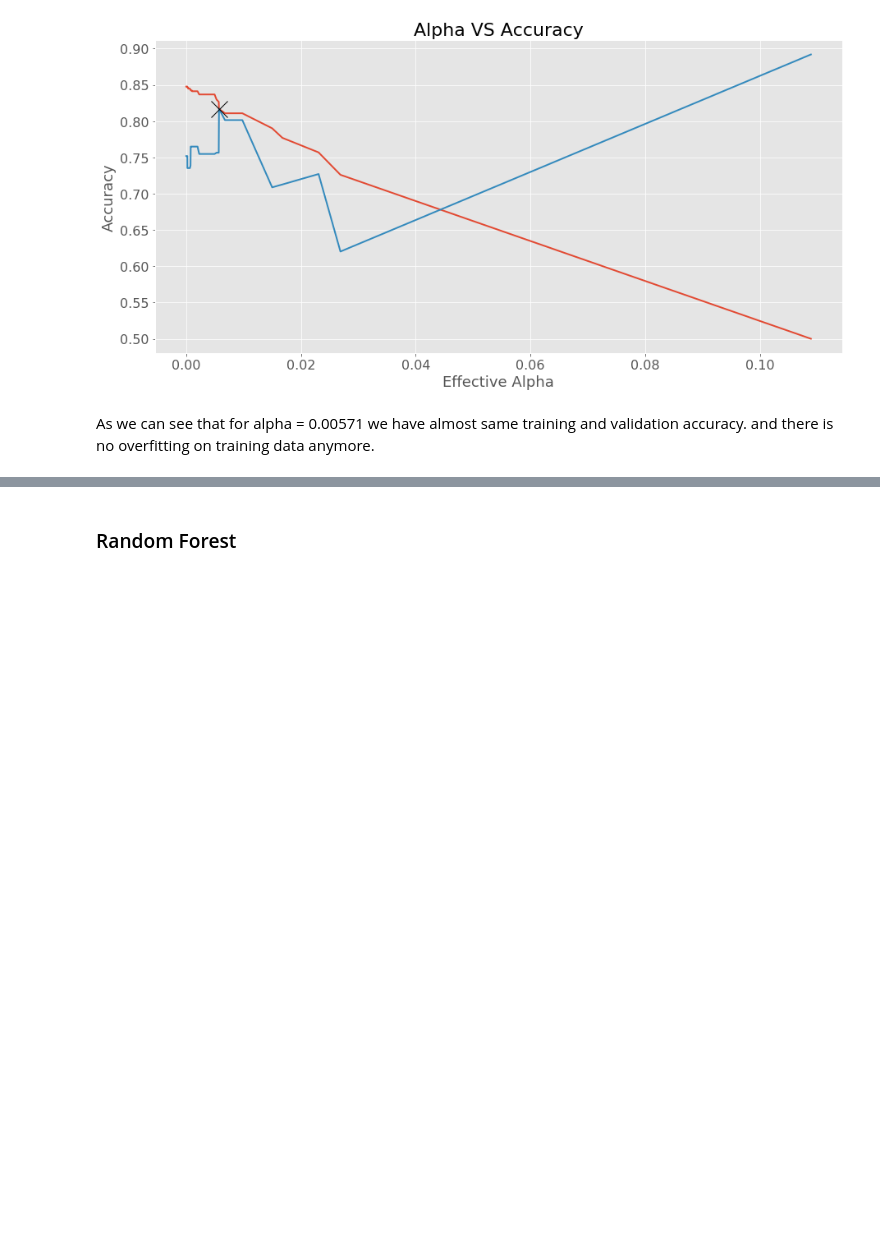
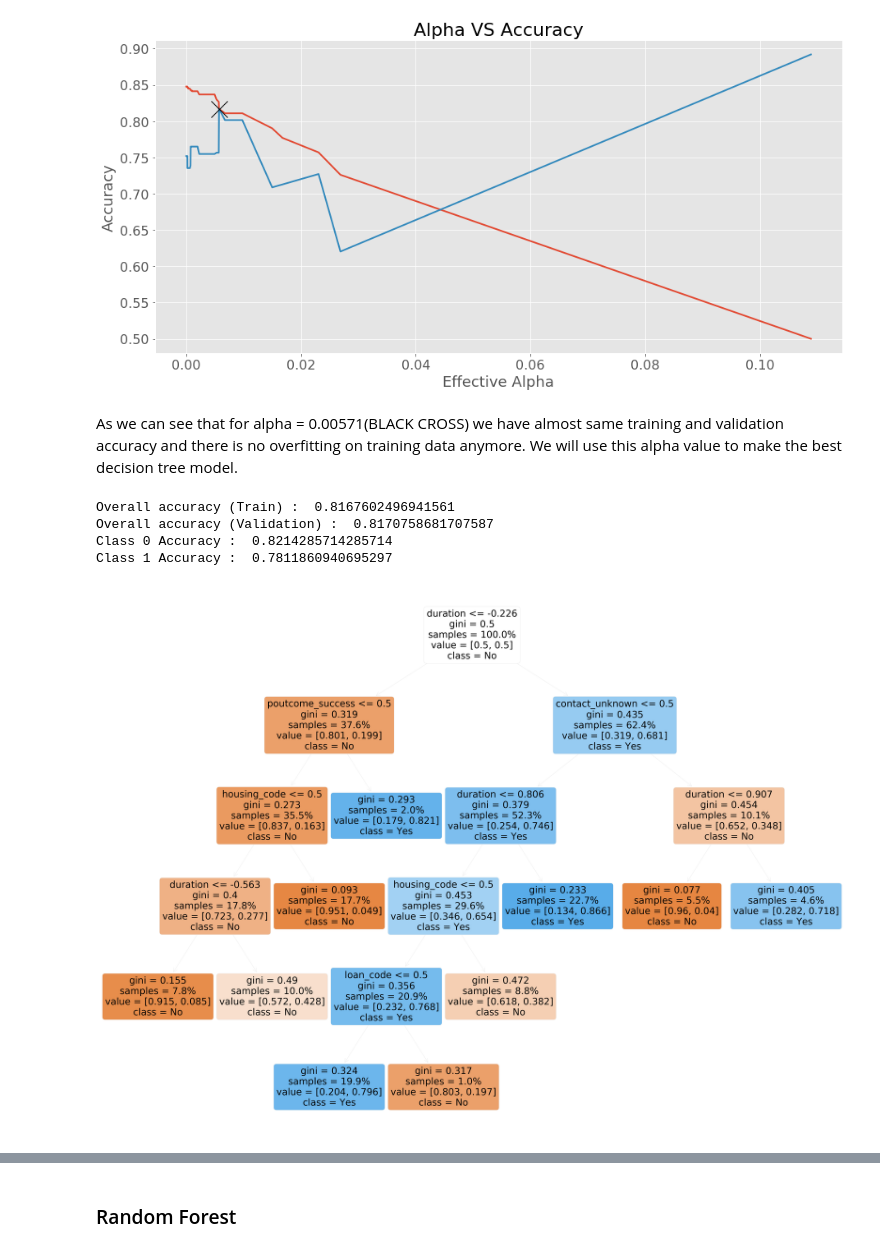
Before and after one commit to NandishRPatel/DATA-SCIENCE-PROJECTS, a Jupyter notebook: BANK MARKETING DATA/Project_Notebook.ipynb, the cells around one changed output, grey strips where cells are left out. Cells and saved outputs as stored; diff of their text form; code cells hidden in the pictures; blank space fills up the shorter version.

Commit message:
Modeling - Decision Tree explanation #3

```diff
--- a/BANK MARKETING DATA/Project_Notebook.ipynb
+++ b/BANK MARKETING DATA/Project_Notebook.ipynb
@@ -1538,4 +1545,43 @@ plt.show()
 # %% [output]
 [figure]
 # %% [markdown]
-As we can see that for alpha = 0.00571 we have almost same training and validation accuracy. and there is no overfitting on training data anymore.
+As we can see that for alpha = 0.00571(BLACK CROSS) we have almost same training and validation accuracy and there is no overfitting on training data anymore. We will use this alpha value to make the best decision tree model.
+# %%
+# Init the model with the best params
+#dt_best = DecisionTreeClassifier(min_samples_split = 1000, min_samples_leaf = 500, random_state = 79,
+#                                    ccp_alpha = ccp_alphas[70])
+
+# Fitting the data
+#dt_best.fit(X_train_SMOTE, y_train_SMOTE)
+
+# Saving the model
+#dump(dt_best, "MODELS/dt.joblib")
+
+# Loading the model
+dt_best = load("MODELS/dt.joblib")
+
+
+# Overall accuracy score for training data
+print("Overall accuracy (Train) : ", accuracy_score(y_train_SMOTE,
+                                            dt_best.predict(X_train_SMOTE)))
+
+# Predicting on validation data
+pred = dt_best.predict(X_valid)
+
+# Overall accuracy score for validation data
+print("Overall accuracy (Validation) : ", accuracy_score(y_valid, pred))
+
+# Classwise accuracy
+classwise_accuracy(y_valid, pred, False)
+# %% [output]
+Overall accuracy (Train) :  0.8167602496941561
+Overall accuracy (Validation) :  0.8170758681707587
+Class 0 Accuracy :  0.8214285714285714
+Class 1 Accuracy :  0.7811860940695297
+# %%
+fig, axes = plt.subplots(nrows = 1,ncols = 1,figsize = (20, 15), dpi = 300)
+
+tree.plot_tree(dt_best, feature_names = X_train_SMOTE.columns, class_names = ["No", "Yes"], filled = True,
+               rounded = True, proportion = True, fontsize = 14);
+# %% [output]
+[figure, added]
```
Also changed, not shown: parts of 6 cells of this notebook, 1 other file.
